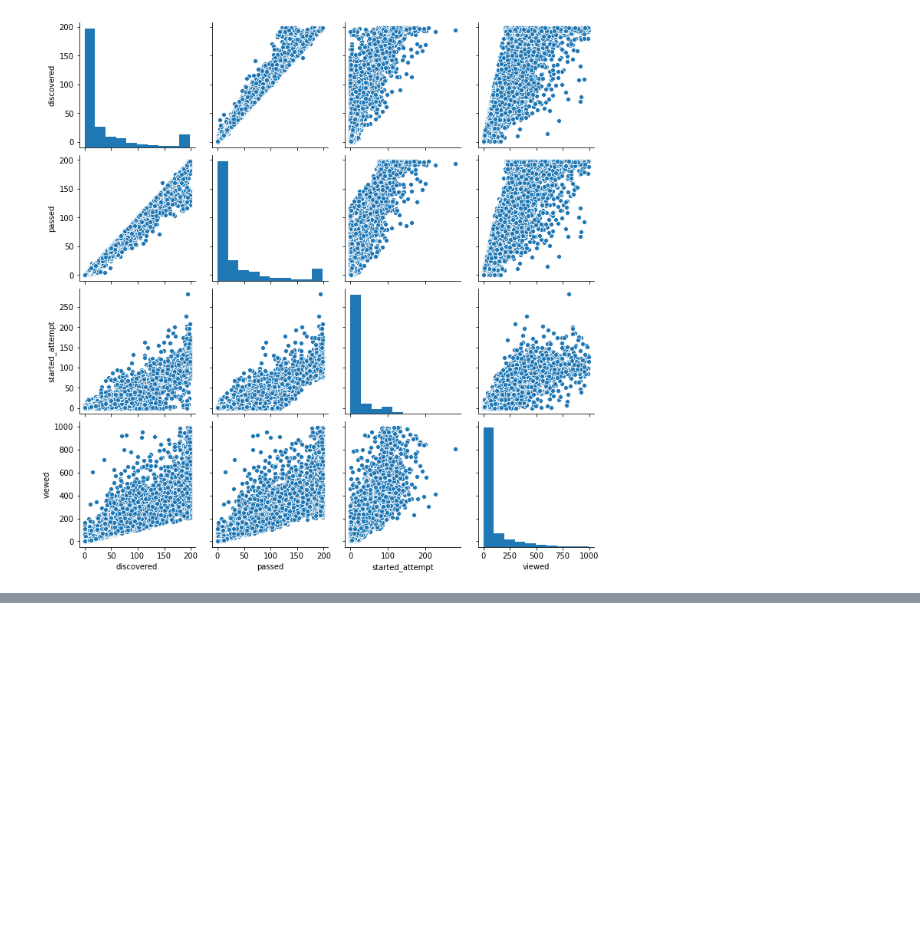
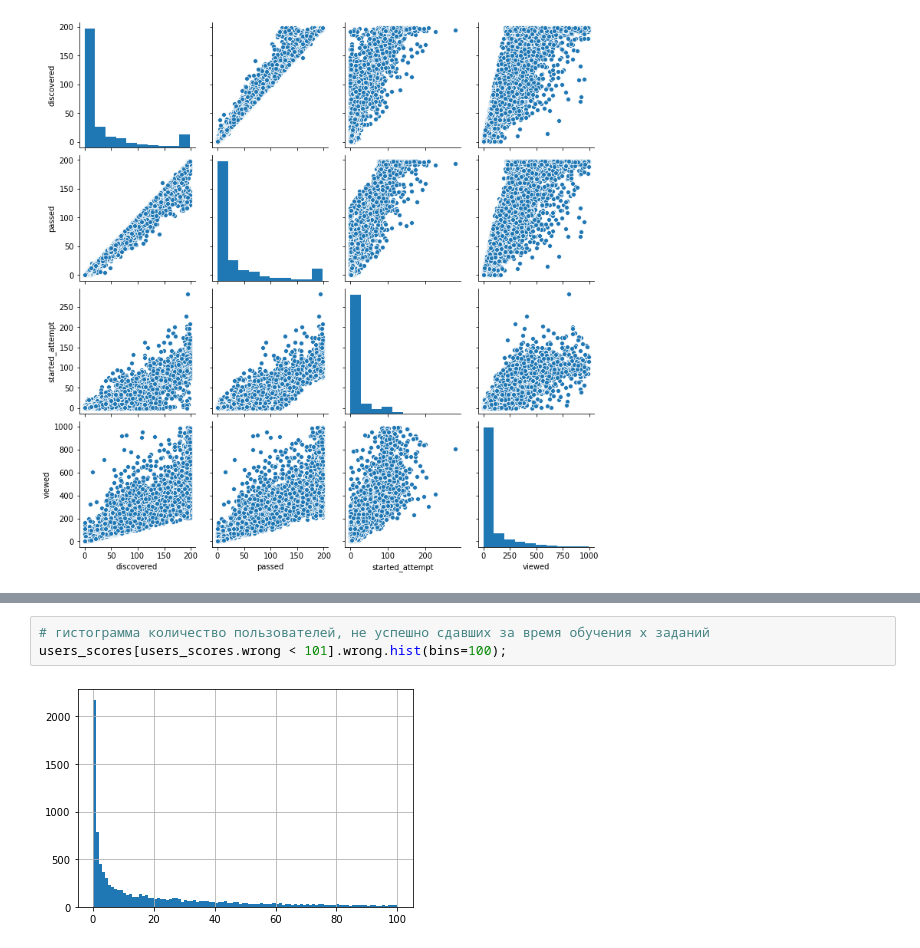
Before and after one commit to gbrs/Intro_DS_ML_Stepic_Karpov, a Jupyter notebook: ml_contest.ipynb, the cells around one changed output, grey strips where cells are left out. Drawn from its saved outputs; the diff is of its cells as text; blank space fills up the shorter version.

```diff
--- a/ml_contest.ipynb
+++ b/ml_contest.ipynb
@@ -416,0 +441,5 @@ user_actions.query("discovered == viewed & passed > 100")
+# %%
+# гистограмма количество пользователей, не успешно сдавших за время обучения x заданий
+users_scores[users_scores.wrong < 101].wrong.hist(bins=100);
+# %% [output]
+[figure, added]
```
Also changed, not shown: parts of 3 cells of this notebook.
